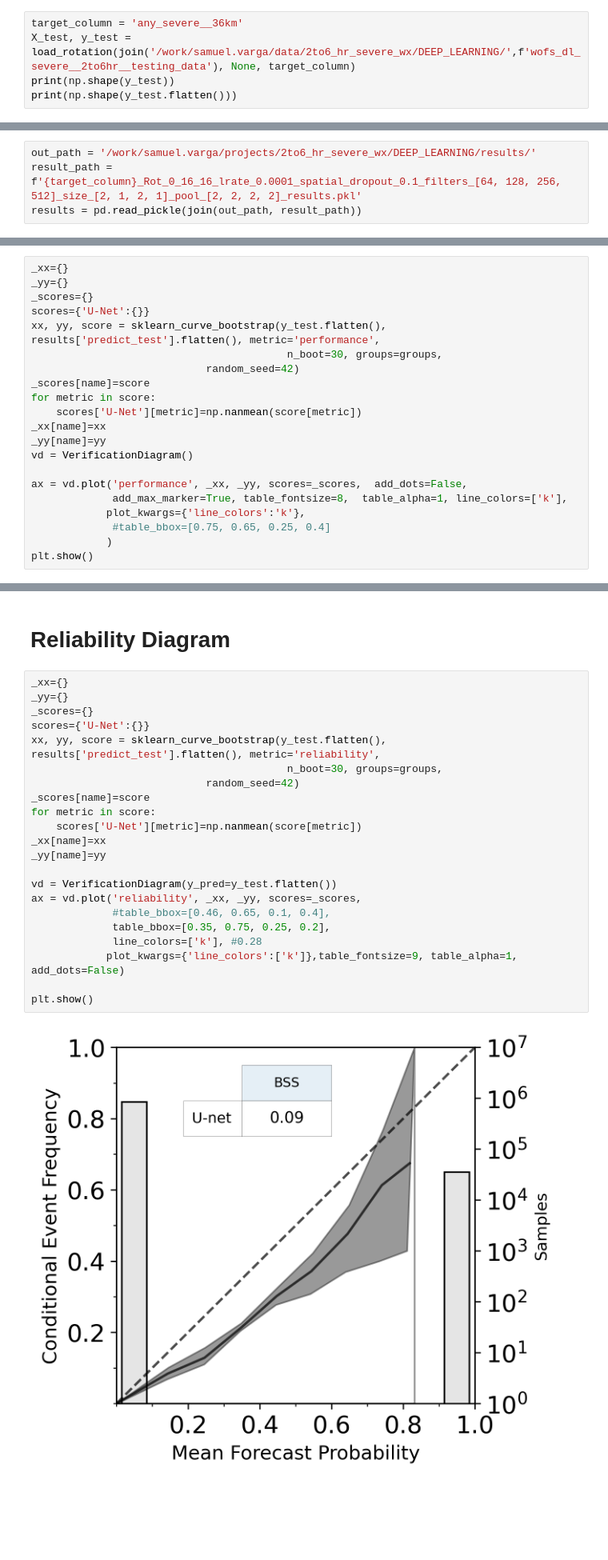
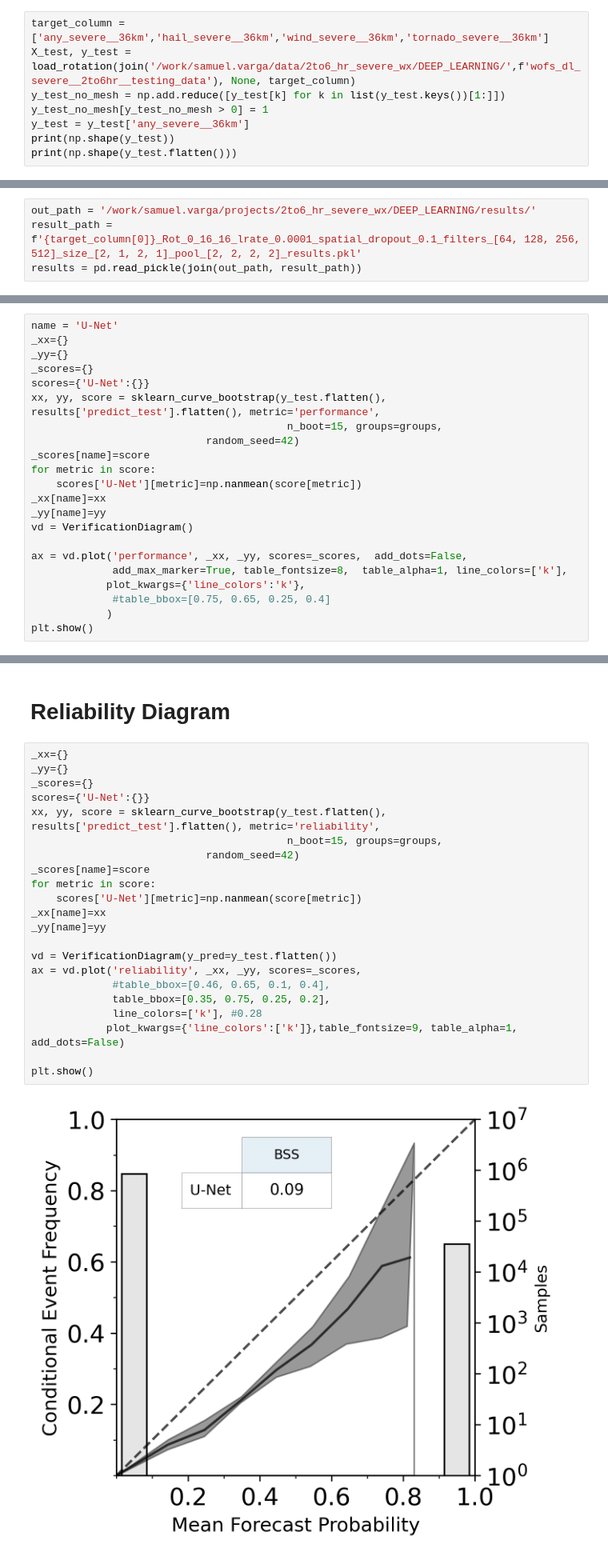
Before and after one commit to svarga1/2to6_hr_severe_wx_deep_learning, a Jupyter notebook: notebooks/Model_evaluation.ipynb, the cells around one changed output, grey strips where cells are left out. Shown at 80% size. Saved outputs shown, nothing was run; the diff lists cells and outputs as text; blank space fills up the shorter version.

```diff
--- a/notebooks/Model_evaluation.ipynb
+++ b/notebooks/Model_evaluation.ipynb
@@ -26,8 +26,11 @@ sys.path.append('/home/samuel.varga/projects/deep_learning/')
 from deep_learning.training_utils import load_rotation
 %matplotlib inline
 # %%
-target_column = 'any_severe__36km'
+target_column = ['any_severe__36km','hail_severe__36km','wind_severe__36km','tornado_severe__36km']
 X_test, y_test = load_rotation(join('/work/samuel.varga/data/2to6_hr_severe_wx/DEEP_LEARNING/',f'wofs_dl_severe__2to6hr__testing_data'), None, target_column)
+y_test_no_mesh = np.add.reduce([y_test[k] for k in list(y_test.keys())[1:]])
+y_test_no_mesh[y_test_no_mesh > 0] = 1
+y_test = y_test['any_severe__36km']
 print(np.shape(y_test))
 print(np.shape(y_test.flatten()))
 # %% [output]
@@ -35,7 +38,7 @@ print(np.shape(y_test.flatten()))
 (872960,)
 # %%
 out_path = '/work/samuel.varga/projects/2to6_hr_severe_wx/DEEP_LEARNING/results/'
-result_path = f'{target_column}_Rot_0_16_16_lrate_0.0001_spatial_dropout_0.1_filters_[64, 128, 256, 512]_size_[2, 1, 2, 1]_pool_[2, 2, 2, 2]_results.pkl'
+result_path = f'{target_column[0]}_Rot_0_16_16_lrate_0.0001_spatial_dropout_0.1_filters_[64, 128, 256, 512]_size_[2, 1, 2, 1]_pool_[2, 2, 2, 2]_results.pkl'
 results = pd.read_pickle(join(out_path, result_path))
 # %%
 results.keys()
@@ -58,12 +85,13 @@ print(len(groups))
 # %% [output]
 872960
 # %%
+name = 'U-Net'
 _xx={}
 _yy={}
 _scores={}
 scores={'U-Net':{}}
 xx, yy, score = sklearn_curve_bootstrap(y_test.flatten(), results['predict_test'].flatten(), metric='performance',
-                                         n_boot=30, groups=groups,
+                                         n_boot=15, groups=groups,
                             random_seed=42)
 _scores[name]=score
 for metric in score:
@@ -85,27 +113,27 @@ plt.show()
 # %%
 _xx={}
 _yy={}
 _scores={}
 scores={'U-Net':{}}
 xx, yy, score = sklearn_curve_bootstrap(y_test.flatten(), results['predict_test'].flatten(), metric='reliability',
-                                         n_boot=30, groups=groups,
+                                         n_boot=15, groups=groups,
                             random_seed=42)
 _scores[name]=score
 for metric in score:
     scores['U-Net'][metric]=np.nanmean(score[metric])
 _xx[name]=xx
 _yy[name]=yy
 
 vd = VerificationDiagram(y_pred=y_test.flatten())
 ax = vd.plot('reliability', _xx, _yy, scores=_scores,
              #table_bbox=[0.46, 0.65, 0.1, 0.4],
              table_bbox=[0.35, 0.75, 0.25, 0.2],
              line_colors=['k'], #0.28
             plot_kwargs={'line_colors':['k']},table_fontsize=9, table_alpha=1, add_dots=False)
 
 plt.show()
 # %% [output]
-[figure, old version]
+[figure, new version]
 # %%
 plt.hist(results['predict_test'].flatten(), bins=np.arange(0,1.01,0.05))
 # %% [output]
```
Also changed, not shown: parts of 5 cells of this notebook, 2 other files.
